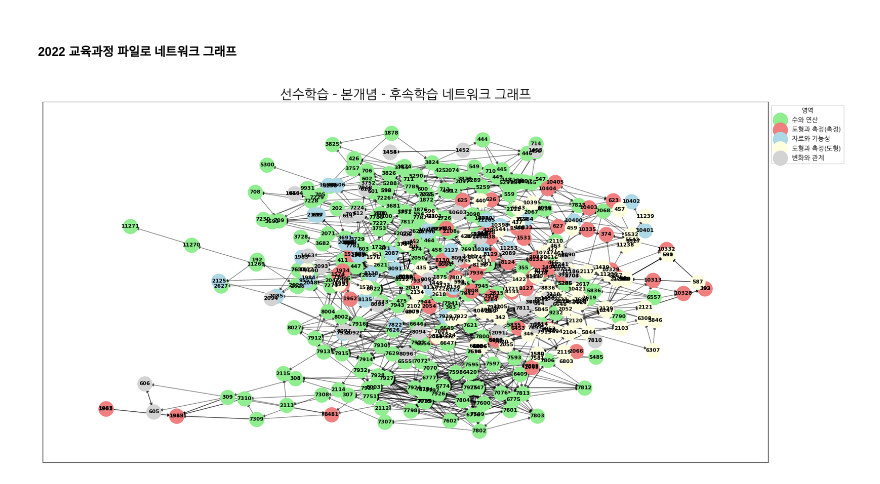
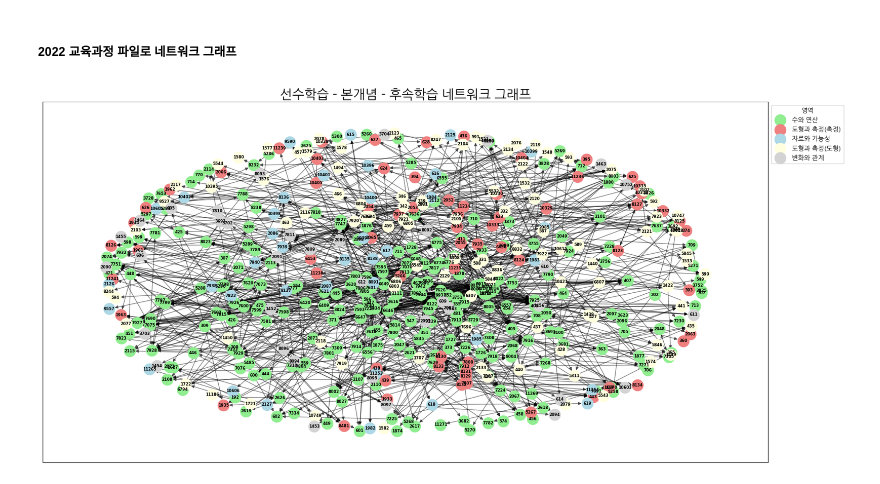
Before and after one commit to HKarin426/KST_base_e_math_lack_model, a Jupyter notebook: node_개념_순서_계열.ipynb, the cells around one changed output. Cells and saved outputs as stored; diff of their text form; code cells hidden in the pictures.

```diff
--- a/node_개념_순서_계열.ipynb
+++ b/node_개념_순서_계열.ipynb
@@ -551,7 +548,7 @@ for _, row in label_math_ele.iterrows():
     G.add_edge(row['to_id'], row['from_id'])
 
 # 영역명 데이터를 노드에 추가
-node_areas = education_2022.set_index('ID')['영역명'].to_dict()
+node_areas = edu_2022.set_index('ID')['영역명'].to_dict()
 
 # 노드에 'area' 속성 추가 (기존 노드 속성에 병합)
 for node in G.nodes():
@@ -568,36 +565,36 @@ area_colors = {
 
 # 'Unknown' 영역 제외
 filtered_nodes = [node for node, data in G.nodes(data=True) if data.get('area') != 'Unknown']
 G_filtered = G.subgraph(filtered_nodes).copy()
 
 # 노드 색상 결정
 node_colors = [area_colors.get(G_filtered.nodes[node].get('area', 'Unknown')) for node in G_filtered.nodes()]
 
-# 노드 위치를 정하는 다른 레이아웃
-pos = nx.kamada_kawai_layout(G_filtered)
+# 노드 위치를 정하는 레이아웃 (spring_layout으로 변경, k 값 조정)
+pos = nx.spring_layout(G_filtered, k=0.5, iterations=100)
 
 # 그래프 그리기
 plt.figure(figsize=(20, 10))
 
 # 각 영역별 노드를 별도로 그리기
 for area, color in area_colors.items():
     nodes_in_area = [node for node, data in G_filtered.nodes(data=True) if data.get('area') == area]
     if nodes_in_area:  # 노드가 있는 경우에만 그리기
-        nx.draw_networkx_nodes(G_filtered, pos, nodelist=nodes_in_area, node_color=color, label=area, node_size=500)
+        nx.draw_networkx_nodes(G_filtered, pos, nodelist=nodes_in_area, node_color=color, label=area, node_size=300)  # 노드 크기 축소
 
 # 엣지 그리기
 nx.draw_networkx_edges(G_filtered, pos, alpha=0.5)
 
-# 레이블 그리기
-nx.draw_networkx_labels(G_filtered, pos, font_size=8, font_weight='bold')
+# 레이블 그리기 (폰트 크기 축소)
+nx.draw_networkx_labels(G_filtered, pos, font_size=6, font_weight='bold')
 
 # 그래프 제목 추가
 plt.title('선수학습 - 본개념 - 후속학습 네트워크 그래프', fontsize=20)
 
 # 범례 추가
 plt.legend(scatterpoints=1, loc='upper left', bbox_to_anchor=(1, 1), title="영역")
 
 # 그래프 보여주기
 plt.show()
 # %% [output]
-[figure, old version]
+[figure, new version]
```
Also changed, not shown: parts of 4 cells of this notebook.
